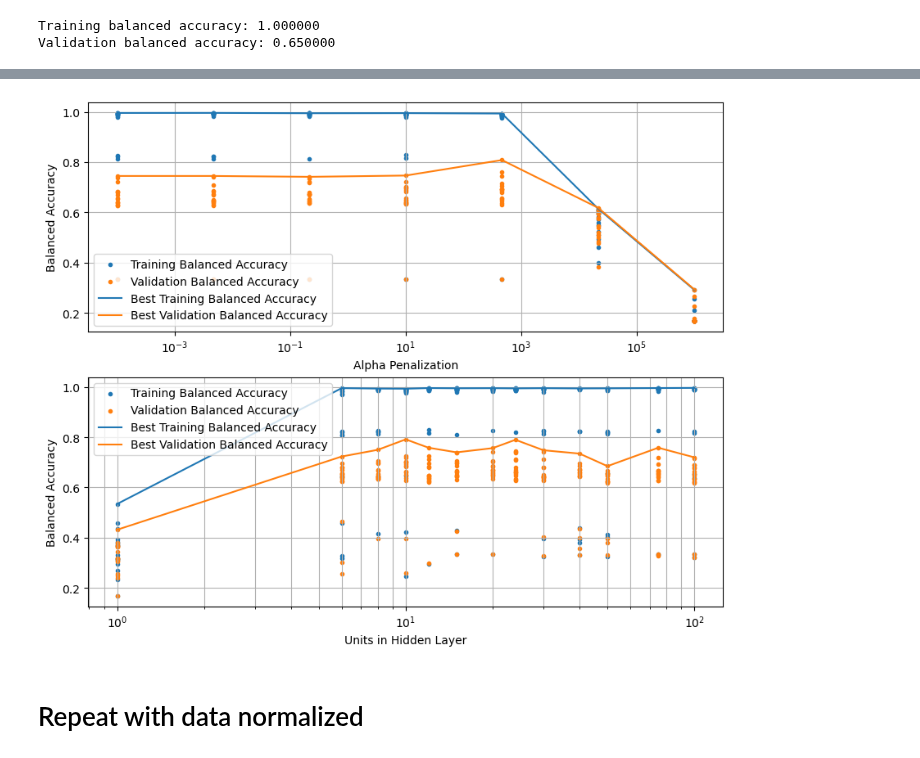
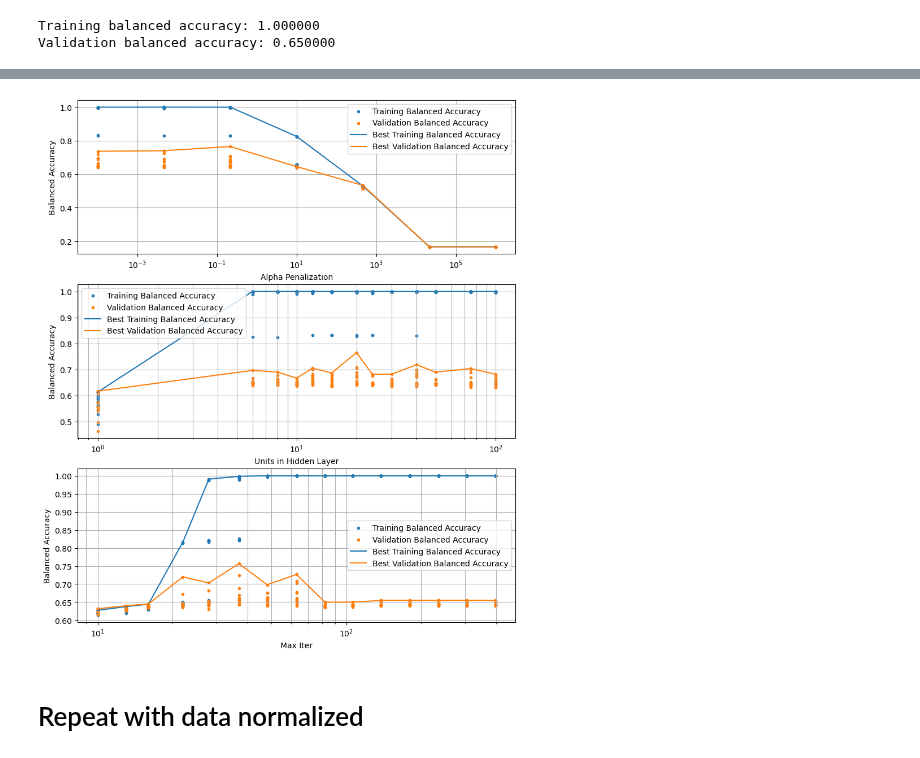
Before and after one commit to ratva/Multi-class-Image-Classification-for-Unbalanced-Fashion-Data, a Jupyter notebook: problem1B.ipynb, the cells around one changed output, grey strips where cells are left out. Saved outputs shown, nothing was run; the diff lists cells and outputs as text; code cells hidden in the pictures.

Commit message:
1 Grid Searches

```diff
--- a/problem1B.ipynb
+++ b/problem1B.ipynb
@@ -528,10 +535,8 @@ Pipeline(steps=[('grid_search',
 # %%
-### Evaluate layersize!
+### Evaluate Number of Units!
 
 # Create a MLP classifier
-MLP1B_EvalHype =   sklearn.pipeline.Pipeline([
-        ('scaling', MinMaxScaler()),
-        ('MLP', MLPClassifier(solver='lbfgs', activation='identity', alpha=0.012663801734674034, max_iter=43))])
+MLP1B_EvalHype = MLPClassifier(solver='lbfgs', activation=bestActivation, alpha=bestAlpha2, max_iter=bestMaxIter)
 # Hyperparameters distributions - regularization strength alpha
 
 layerDist = [(1,),(6,),(8,),(10,),(12,),(15,),(20,),(24,),(30,),(40,),(50,),(75,),(100,)]
@@ -545,7 +550,14 @@ evalHypeParamLayerPipe =  sklearn.pipeline.Pipeline([
     ('grid_search', GridSearchCV(MLP1B_EvalHype, distEvalHype, cv=my_splitter, verbose=0, error_score='raise', scoring='balanced_accuracy', return_train_score=True, refit= False, n_jobs = -1))
 ])
 
-# TODO rerun with njobs = 1
+evalHypeParamLayerPipe.fit(x_all, y_all_df['class_name'])
 
-evalHypeParamLayerPipe.fit(x_all, y_all_df['class_name'])
+layerRes = evalHypeParamLayerPipe['grid_search'].cv_results_
+bestIdx3 = evalHypeParamLayerPipe['grid_search'].best_index_
+
+testScore = layerRes['mean_test_score']
+
+bestLayer3 = layerRes['params'][bestIdx3]['hidden_layer_sizes']
+
+print("Grid search results:\nBest index %i with Balanced Accuracy: %f\nAlpha: %f\nLayer: %s\nActivation: %s\nMax_iter: %i" % (bestIdx3,testScore[bestIdx3],bestAlpha2,str(bestLayer3),bestActivation,bestMaxIter))
 # %% [output]
@@ -591,6 +607,6 @@ layerDisRep = np.repeat(layerDistUnpack,16)
 # %%
 # Extract Alpha data for plotting
-alphaRes = evalHypeParamAlphaPipe['grid_search'].cv_results_
+# alphaRes = evalHypeParamAlphaPipe['grid_search'].cv_results_
 # reshape to rows of one alpha, with columns of different random seeds
 alphaScoreTrainReshape = alphaRes['mean_train_score'].reshape((len(alphaDist),16))
 alphaScoreValReshape = alphaRes['mean_test_score'].reshape((len(alphaDist),16))
@@ -611,42 +627,56 @@ layerScoreValReshape = layerRes['mean_test_score'].reshape((len(layerDist),16))
 layer_Train = np.max(layerScoreTrainReshape,axis=1)
 layer_Val = np.max(layerScoreValReshape,axis=1)
 # Make second layerDist to be used for scatter plot (i.e. values repeated for each rand state)
 layerDistUnpack = [e for e, in layerDist]
 layerDistRep = np.repeat(layerDistUnpack,16)
 
 # # Extract max_iter data for plotting
-# IterVars = evalHypeParamIterPipe['cross validation'].cv_results_
+# IterRes = evalHypeParamAlphaPipe['grid_search'].cv_results_
+# reshape to rows of one max_iter, with columns of different random seeds
+iterScoreTrainReshape = iterRes['mean_train_score'].reshape((len(max_iterDist),16))
+iterScoreValReshape = iterRes['mean_test_score'].reshape((len(max_iterDist),16))
 
-# Iter_Train = IterVars['mean_train_score']
-# Iter_Val = IterVars['mean_test_score']
-# Iter_TrainFolds = np.vstack((IterVars['split0_train_score'], IterVars['split1_train_score'], IterVars['split2_train_score'], IterVars['split3_train_score'], IterVars['split4_train_score']))
-# Iter_ValFolds = np.vstack((IterVars['split0_test_score'], IterVars['split1_test_score'], IterVars['split2_test_score'], IterVars['split3_test_score'], IterVars['split4_test_score']))
-# IterDistFolds = np.tile(maxIterDist, (numFolds,1))
+# Select best runs for each iter
+iter_Train = np.max(iterScoreTrainReshape,axis=1)
+iter_Val = np.max(iterScoreValReshape,axis=1)
+# Make second iterDist to be used for scatter plot (i.e. values repeated for each rand state)
+iterDistRep = iterRes['param_max_iter']
 
-# Plot accuracy vs C and max_iter hyperparameters
 
-fig, (ax1, ax2) = plt.subplots(2,1, figsize=(10,8))
+# Plot accuracy vs alpha, layer and max_iter hyperparameters
+
+fig, (ax1, ax2, ax3) = plt.subplots(3,1, figsize=(10,12))
 ax1.scatter(alphaDistRep, alphaRes['mean_train_score'], label='Training Balanced Accuracy',marker='.')
 ax1.scatter(alphaDistRep, alphaRes['mean_test_score'], label='Validation Balanced Accuracy',marker='.')
 ax1.plot(alphaDist, alpha_Train, label='Best Training Balanced Accuracy')
 ax1.plot(alphaDist, alpha_Val, label='Best Validation Balanced Accuracy')
 ax1.legend()
 ax1.set_xlabel('Alpha Penalization')
 ax1.set_ylabel('Balanced Accuracy')
 ax1.set_xscale('log')
 ax1.grid(which='both')
 
 ax2.scatter(layerDistRep, layerRes['mean_train_score'], label='Training Balanced Accuracy',marker='.')
 ax2.scatter(layerDistRep, layerRes['mean_test_score'], label='Validation Balanced Accuracy',marker='.')
 ax2.plot(layerDistUnpack, layer_Train, label='Best Training Balanced Accuracy')
 ax2.plot(layerDistUnpack, layer_Val, label='Best Validation Balanced Accuracy')
 ax2.legend()
 ax2.set_xlabel('Units in Hidden Layer')
 ax2.set_ylabel('Balanced Accuracy')
 ax2.set_xscale('log')
 ax2.grid(which='both')
+
+ax3.scatter(iterDistRep, iterRes['mean_train_score'], label='Training Balanced Accuracy',marker='.')
+ax3.scatter(iterDistRep, iterRes['mean_test_score'], label='Validation Balanced Accuracy',marker='.')
+ax3.plot(max_iterDist, iter_Train, label='Best Training Balanced Accuracy')
+ax3.plot(max_iterDist, iter_Val, label='Best Validation Balanced Accuracy')
+ax3.legend()
+ax3.set_xlabel('Max Iter')
+ax3.set_ylabel('Balanced Accuracy')
+ax3.set_xscale('log')
+ax3.grid(which='both')
 # %% [output]
-[figure, old version]
+[figure, new version]
 # %% [markdown]
 # Repeat with data normalized
 # %%
```
Also changed, not shown: parts of 15 cells of this notebook, 10 other files.
